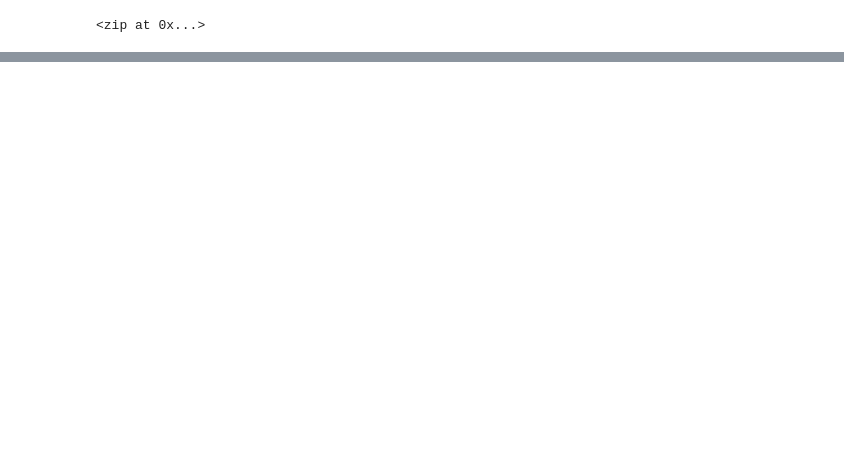
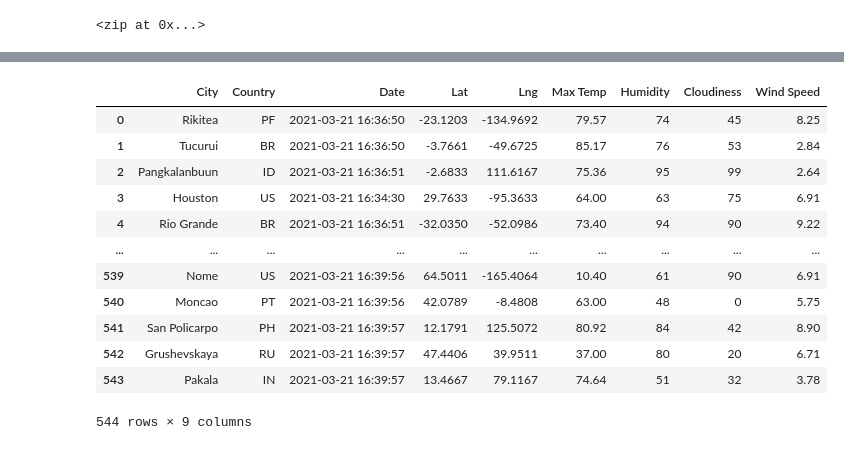
Before and after one commit to jparrett/World_Weather_Analysis, a Jupyter notebook: WeatherPy.ipynb, the cells around one changed output, grey strips where cells are left out. Cells and saved outputs as stored; diff of their text form; code cells hidden in the pictures; blank space fills up the shorter version.

```diff
--- a/WeatherPy.ipynb
+++ b/WeatherPy.ipynb
@@ -33,0 +37,10 @@ len(cities)
+# %%
+# Import the requests library.
+import requests
+
+# Import the API key.
+from config import weather_api_key
+
+# Starting URL for Weather Map API Call.
+url = "http://api.openweathermap.org/data/2.5/weather?units=Imperial&APPID=" + weather_api_key
+print(url)
@@ -33,0 +127,4 @@ len(cities)
+# %%
+# Convert the array of dictionaries to a Pandas DataFrame.
+city_data_df = pd.DataFrame(city_data)
+city_data_df.head(10)
@@ -33,0 +143,18 @@ len(cities)
+# %%
+new_column_order = ["City", "Country", "Date","Lat","Lng","Max Temp", "Humidity", "Cloudiness", "Wind Speed"]
+city_data_df = city_data_df[new_column_order]
+city_data_df
+# %% [output]
+|  | City | Country | Date | Lat | Lng | Max Temp | Humidity | Cloudiness | Wind Speed |
+| 0 | Rikitea | PF | 2021-03-21 16:36:50 | -23.1203 | -134.9692 | 79.57 | 74 | 45 | 8.25 |
+| 1 | Tucurui | BR | 2021-03-21 16:36:50 | -3.7661 | -49.6725 | 85.17 | 76 | 53 | 2.84 |
+| 2 | Pangkalanbuun | ID | 2021-03-21 16:36:51 | -2.6833 | 111.6167 | 75.36 | 95 | 99 | 2.64 |
+| 3 | Houston | US | 2021-03-21 16:34:30 | 29.7633 | -95.3633 | 64.00 | 63 | 75 | 6.91 |
+| 4 | Rio Grande | BR | 2021-03-21 16:36:51 | -32.0350 | -52.0986 | 73.40 | 94 | 90 | 9.22 |
+| ... | ... | ... | ... | ... | ... | ... | ... | ... | ... |
+| 539 | Nome | US | 2021-03-21 16:39:56 | 64.5011 | -165.4064 | 10.40 | 61 | 90 | 6.91 |
+| 540 | Moncao | PT | 2021-03-21 16:39:56 | 42.0789 | -8.4808 | 63.00 | 48 | 0 | 5.75 |
+| 541 | San Policarpo | PH | 2021-03-21 16:39:57 | 12.1791 | 125.5072 | 80.92 | 84 | 42 | 8.90 |
+| 542 | Grushevskaya | RU | 2021-03-21 16:39:57 | 47.4406 | 39.9511 | 37.00 | 80 | 20 | 6.71 |
+| 543 | Pakala | IN | 2021-03-21 16:39:57 | 13.4667 | 79.1167 | 74.64 | 51 | 32 | 3.78 |
+544 rows × 9 columns
```
Also changed, not shown: parts of 6 cells of this notebook, 3 other files.
